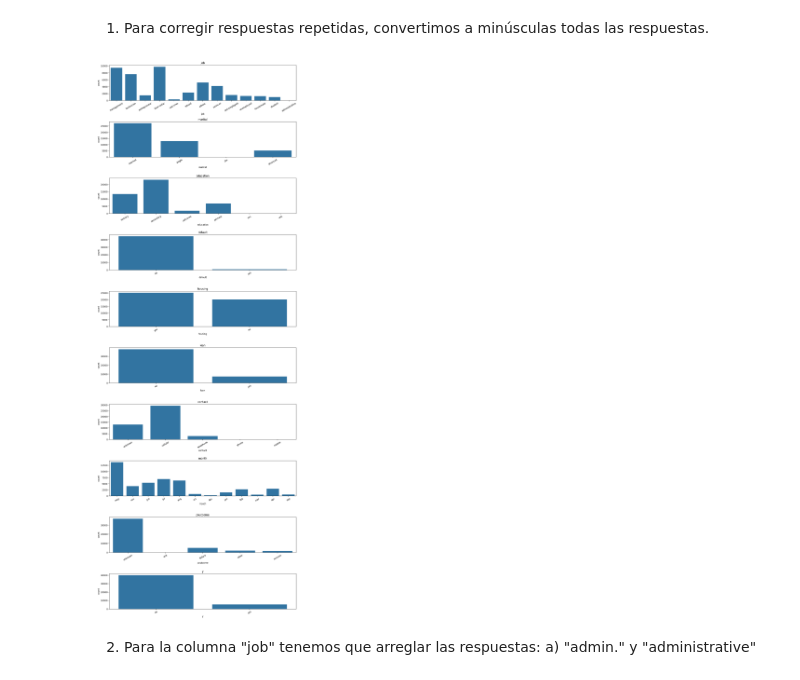
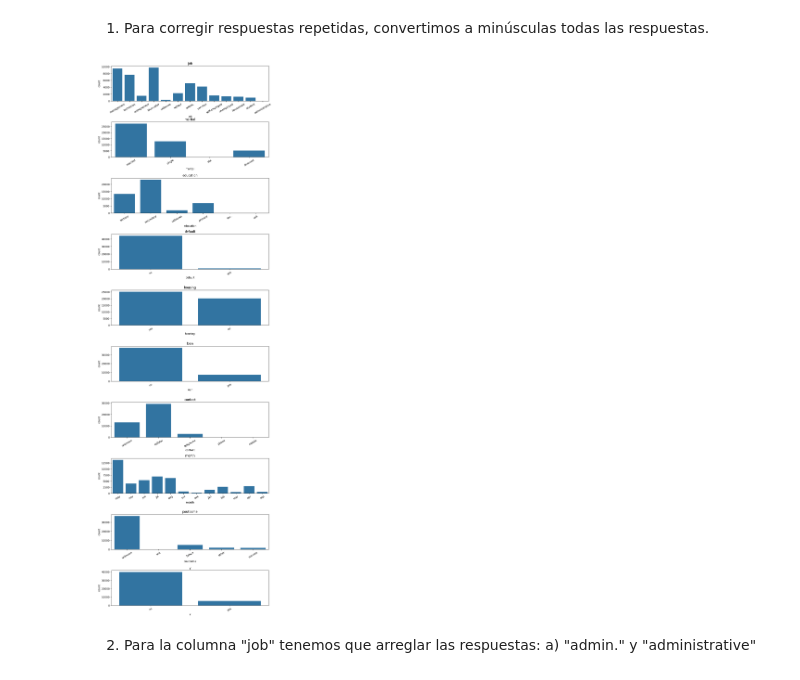
Before and after one commit to Daniel67Reyes/CV-Data-ANALYST, a Jupyter notebook: 2-Datos-bancarios/dataset_banco_ANALISIS.ipynb, the cells around one changed output. Cells and saved outputs as stored; diff of their text form; code cells hidden in the pictures.

```diff
--- a/2-Datos-bancarios/dataset_banco_ANALISIS.ipynb
+++ b/2-Datos-bancarios/dataset_banco_ANALISIS.ipynb
@@ -116,7 +139,7 @@ El valor de 'std' proporciona información valiosa, los valores numéricos no se
 Busquemos respuestas incohengruentes para poder filtrarlas.
 # %%
 data_col_num=data.select_dtypes(include=["int64","float64"]).columns.tolist()
-fig,ax=plt.subplots(nrows=7,ncols=1,figsize=(13,37))
+fig,ax=plt.subplots(nrows=7,ncols=1,figsize=(10,30))
 ax=ax.flatten()
 for i,cols in enumerate(data_col_num):
     sbn.boxplot(x=cols,data=data,ax=ax[i])
@@ -148,12 +171,15 @@ data.shape #Se eliminó 1 registro
 # %% [markdown]
 Busquemos errores tipograficos o la misma respuesta escrita diferente para hacer la correción.
 # %%
-fig1,ax1 = plt.subplots(nrows=10, ncols=1,figsize=(15,44))
-ax1 = ax1.flatten()
-fig1.subplots_adjust(hspace=0.6)
-for i,cols in enumerate(data_col_string):
-    sbn.countplot(x=cols,data=data,ax=ax1[i])
-    ax1[i].set_title(cols)
-    ax1[i].set_xticklabels(ax1[i].get_xticklabels(),rotation=30)
-plt.show()
+def graf_bar(datos,dataa):
+    fig1,ax1 = plt.subplots(nrows=10, ncols=1,figsize=(11,38))
+    ax1 = ax1.flatten()
+    fig1.subplots_adjust(hspace=0.6)
+    for i,cols in enumerate(datos):
+        sbn.countplot(x=cols,data=dataa,ax=ax1[i])
+        ax1[i].set_title(cols)
+        ax1[i].tick_params(axis='x', rotation=30)
+    plt.show()
+
+graf_bar(data_col_string,data)
 # %% [output]
@@ -164,18 +190,11 @@ plt.show()
 for col in data_col_string:
     data[col] = data[col].str.lower()
 # %%
-fig1,ax1 = plt.subplots(nrows=10, ncols=1,figsize=(15,44))
-ax1 = ax1.flatten()
-fig1.subplots_adjust(hspace=0.6)
-for i,cols in enumerate(data_col_string):
-    sbn.countplot(x=cols,data=data,ax=ax1[i])
-    ax1[i].set_title(cols)
-    ax1[i].set_xticklabels(ax1[i].get_xticklabels(),rotation=30)
-plt.show()
+graf_bar(data_col_string,data)
 
 ### OBSERVAMOS DE NUEVA CUENTA ###
 # %% [output]
-[figure, old version]
+[figure, new version]
 # %% [markdown]
 2. Para la columna "job" tenemos que arreglar las respuestas:
     a) "admin." y "administrative"
```
Also changed, not shown: parts of 37 cells of this notebook.
